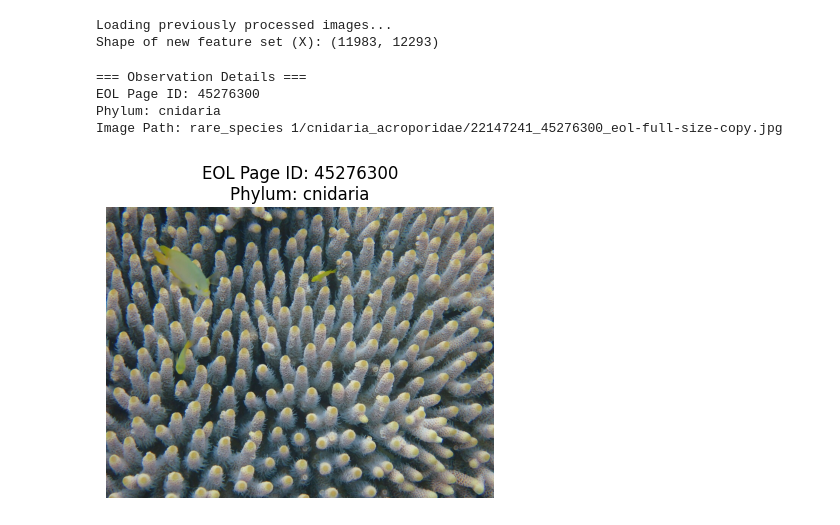
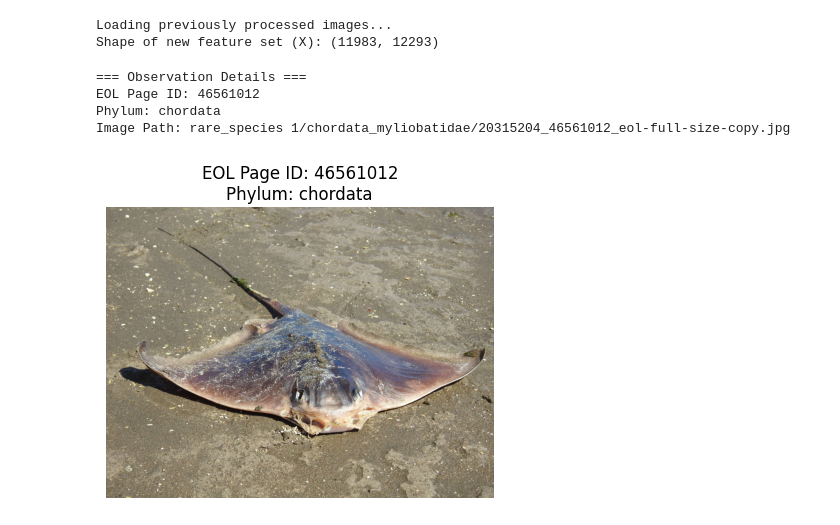
Before and after one commit to Silvestre17/DL_RareSpecies_ImageClassification_MasterProject, a Jupyter notebook: dl_prj.ipynb, the cells around one changed output. Cells and saved outputs as stored; diff of their text form; code cells hidden in the pictures.

```diff
--- a/dl_prj.ipynb
+++ b/dl_prj.ipynb
@@ -345,37 +345,37 @@ Shape of new feature set (X): (11983, 12293)
 # Correct phylum labels for drop='first' encoding ('arthropoda' was dropped) // Enconder works in alphabetical order
 phylum_labels = ['chordata', 'cnidaria', 'echinodermata', 'mollusca']
 
 # Extract the one-hot encoded values for the second row
-phylum_encoded = X[1000, :4]  # Extracts the 4 encoded columns
+phylum_encoded = X[8, :4]  # Extracts the 4 encoded columns
 
 # Check if all values are zero (meaning 'arthropoda')
 if np.all(phylum_encoded == 0):
     phylum = 'arthropoda'
 else:
     # Find the index of the 1 in the encoded array
     phylum_index = np.argmax(phylum_encoded)
     phylum = phylum_labels[phylum_index]
 
 # Extract the remaining details
-eol_page_id = X[1000, 4]  # 'EOL Page ID' is in column 4
-image_path = os.path.join(image_folder, dataset['file_path'].iloc[1000])
+eol_page_id = X[8, 4]  # 'EOL Page ID' is in column 4
+image_path = os.path.join(image_folder, dataset['file_path'].iloc[8])
 
 # Display details
 print("=== Observation Details ===")
 print(f"EOL Page ID: {eol_page_id}")
 print(f"Phylum: {phylum}")
 print(f"Image Path: {image_path}")
 
 # Display the image
 plt.figure(figsize=(5, 5))
 img = Image.open(image_path)
 plt.imshow(img)
 plt.axis('off')
 plt.title(f"EOL Page ID: {eol_page_id}\nPhylum: {phylum}")
 plt.show()
 # %% [output]
 === Observation Details ===
-EOL Page ID: 45276300
-Phylum: cnidaria
-Image Path: rare_species 1/cnidaria_acroporidae/22147241_45276300_eol-full-size-copy.jpg
+EOL Page ID: 46561012
+Phylum: chordata
+Image Path: rare_species 1/chordata_myliobatidae/20315204_46561012_eol-full-size-copy.jpg
-[figure, old version]
+[figure, new version]
```
Also changed, not shown: parts of 2 cells of this notebook.
